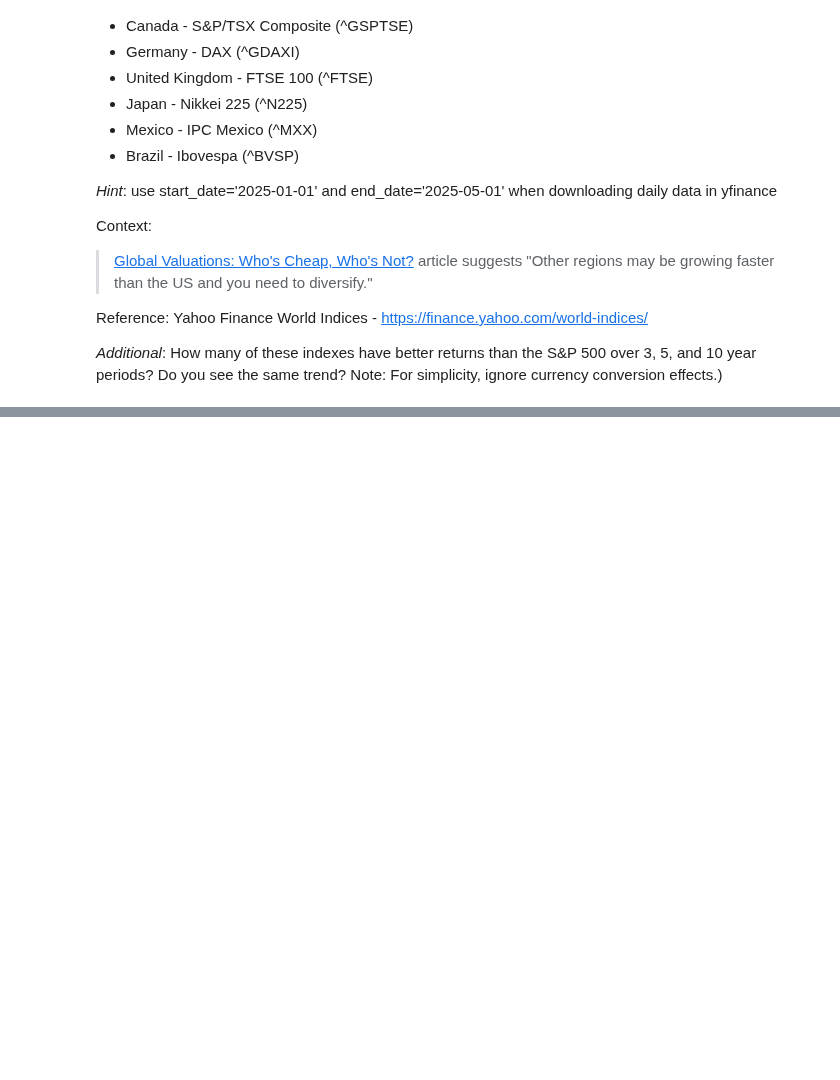
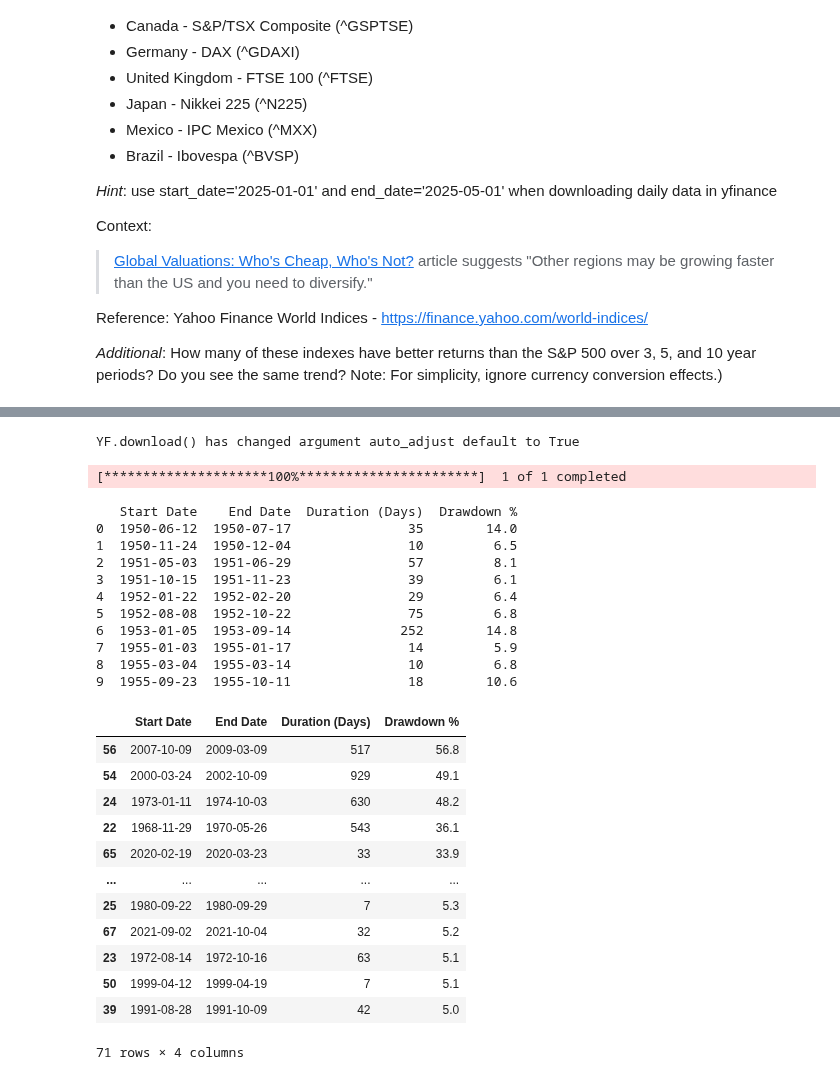
Before and after one commit to jamontanac/stock-market-project, a Jupyter notebook: notebooks/homeworks/h1.ipynb, the cells around one changed output, grey strips where cells are left out. Drawn from its saved outputs; the diff is of its cells as text; code cells hidden in the pictures; blank space fills up the shorter version.

```diff
--- a/notebooks/homeworks/h1.ipynb
+++ b/notebooks/homeworks/h1.ipynb
@@ -163,0 +237,65 @@ Timestamp('2025-04-29 00:00:00')
+# %%
+# Get historical data
+sp500 = yf.download('^GSPC', start='1950-01-01')['Close']
+
+# Identify correction periods
+all_time_highs = sp500.cummax()
+sp500['Is_ATH'] = (sp500 == all_time_highs)
+ath_dates = sp500.index[sp500['Is_ATH']].tolist()
+# %% [output]
+YF.download() has changed argument auto_adjust default to True
+[*********************100%***********************]  1 of 1 completed
+# %%
+
+corrections = []
+
+for i in range(len(ath_dates)-1):
+    start = ath_dates[i]
+    end = ath_dates[i+1]
+    high = all_time_highs.loc[ath_dates[i]].iloc[0]
+    low = sp500.loc[start:end].min().iloc[0]
+
+    # Calculate drawdown
+    drawdown = (high - low)/high * 100
+    if isinstance(drawdown, pd.Series):
+        drawdown = drawdown.iloc[0]  # Handle series conversion
+
+    if drawdown >= 5:
+        min_date = sp500.loc[start:end].idxmin().iloc[0]
+        duration = (min_date - start).days
+        corrections.append({
+            'Start Date': start.strftime('%Y-%m-%d'),
+            'End Date': min_date.strftime('%Y-%m-%d'),
+            'Duration (Days)': duration,
+            'Drawdown %': round(drawdown, 1)
+        })
+
+# Create formatted dataframe
+corrections_df = pd.DataFrame(corrections)
+print(corrections_df.head(10))
+corrections_df.sort_values(by='Drawdown %', ascending=False)
+# %% [output]
+   Start Date    End Date  Duration (Days)  Drawdown %
+0  1950-06-12  1950-07-17               35        14.0
+1  1950-11-24  1950-12-04               10         6.5
+2  1951-05-03  1951-06-29               57         8.1
+3  1951-10-15  1951-11-23               39         6.1
+4  1952-01-22  1952-02-20               29         6.4
+5  1952-08-08  1952-10-22               75         6.8
+6  1953-01-05  1953-09-14              252        14.8
+7  1955-01-03  1955-01-17               14         5.9
+8  1955-03-04  1955-03-14               10         6.8
+9  1955-09-23  1955-10-11               18        10.6
+|  | Start Date | End Date | Duration (Days) | Drawdown % |
+| 56 | 2007-10-09 | 2009-03-09 | 517 | 56.8 |
+| 54 | 2000-03-24 | 2002-10-09 | 929 | 49.1 |
+| 24 | 1973-01-11 | 1974-10-03 | 630 | 48.2 |
+| 22 | 1968-11-29 | 1970-05-26 | 543 | 36.1 |
+| 65 | 2020-02-19 | 2020-03-23 | 33 | 33.9 |
+| ... | ... | ... | ... | ... |
+| 25 | 1980-09-22 | 1980-09-29 | 7 | 5.3 |
+| 67 | 2021-09-02 | 2021-10-04 | 32 | 5.2 |
+| 23 | 1972-08-14 | 1972-10-16 | 63 | 5.1 |
+| 50 | 1999-04-12 | 1999-04-19 | 7 | 5.1 |
+| 39 | 1991-08-28 | 1991-10-09 | 42 | 5.0 |
+71 rows × 4 columns
```
Also changed, not shown: parts of 16 cells of this notebook.
